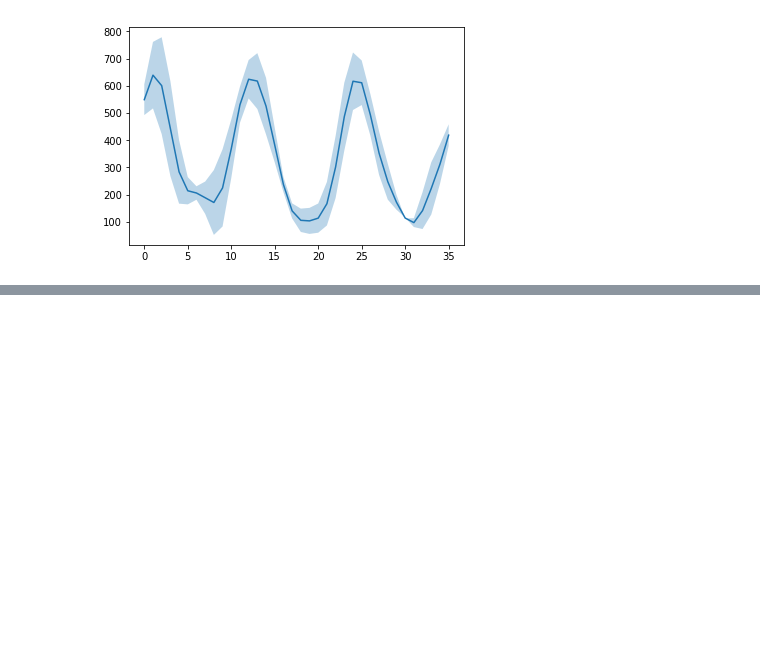
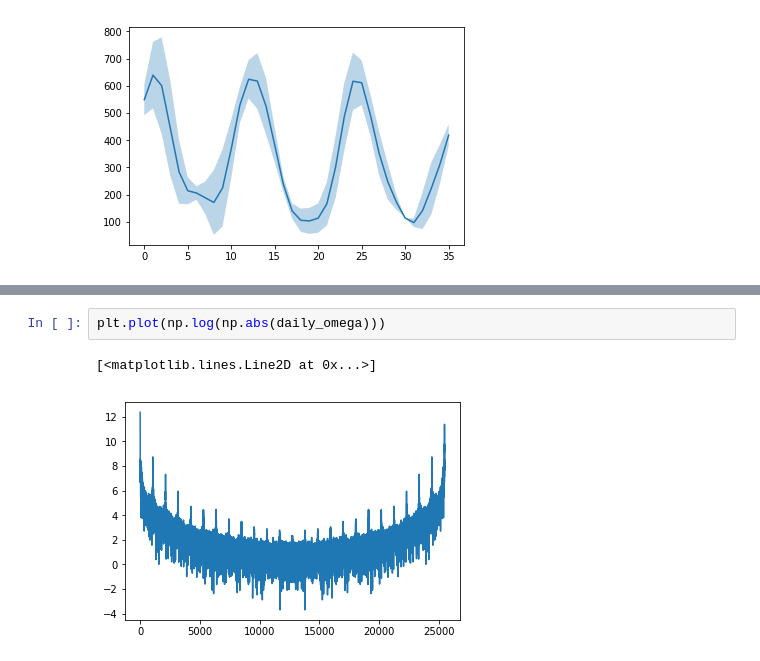
Before and after one commit to GibbsConsulting/ds-collateral, a Jupyter notebook: notebooks/WaterTemperatureTimeSeries.ipynb, the cells around one changed output, grey strips where cells are left out. Drawn from its saved outputs; the diff is of its cells as text; blank space fills up the shorter version.

```diff
--- a/notebooks/WaterTemperatureTimeSeries.ipynb
+++ b/notebooks/WaterTemperatureTimeSeries.ipynb
@@ -94,0 +112,5 @@ plt.fill_between(units,dfp['dn'], dfp['up'], alpha=0.3)
+# %%
+plt.plot(np.log(np.abs(daily_omega)))
+# %% [output]
+[<matplotlib.lines.Line2D at 0x...>]
+[figure, added]
```
Also changed, not shown: parts of 3 cells of this notebook, 2 other files.
